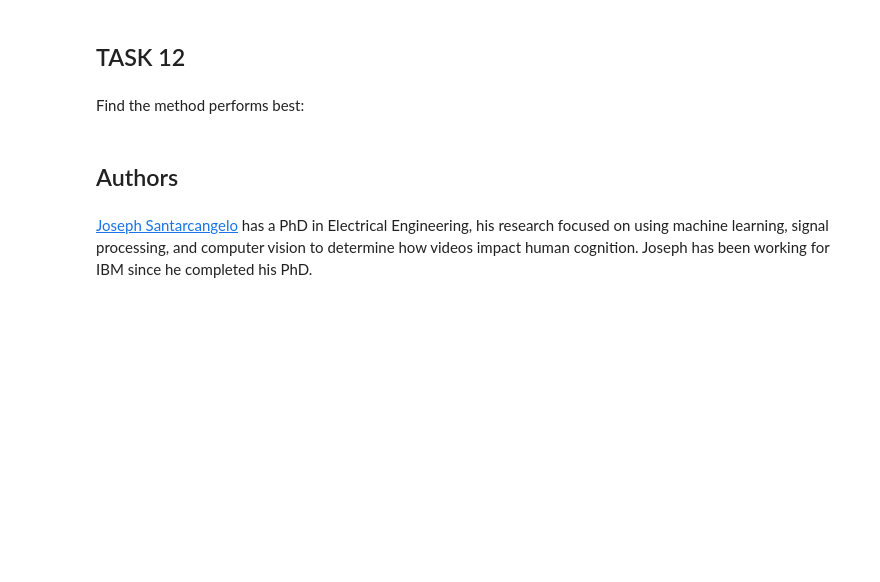
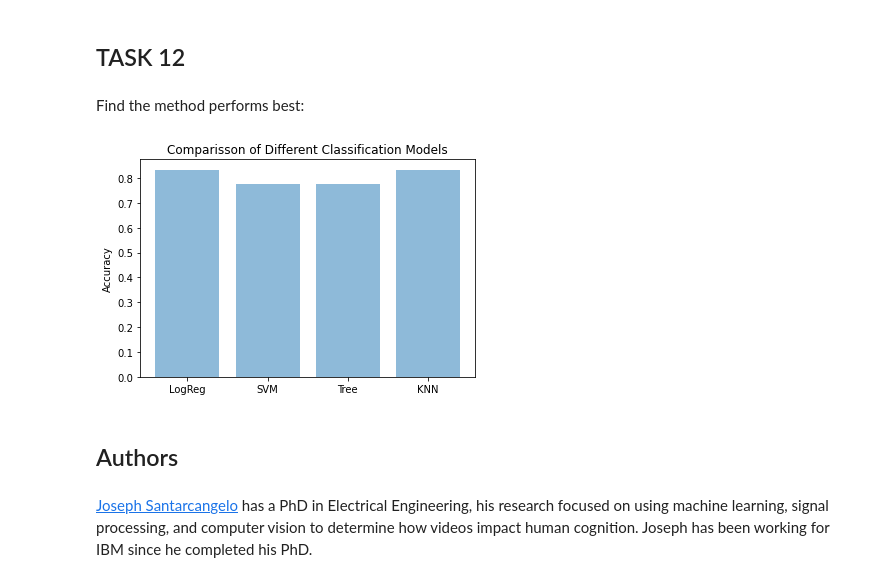
Before and after one commit to gianfra-t/IBM_DataScience_FinalProj, a Jupyter notebook: FinalProj_ML_Prediction.ipynb, the cells around one changed output. Cells and saved outputs as stored; diff of their text form; code cells hidden in the pictures; blank space fills up the shorter version.

```diff
--- a/FinalProj_ML_Prediction.ipynb
+++ b/FinalProj_ML_Prediction.ipynb
@@ -193,5 +193,6 @@ accuracy : 0.8321428571428571
 # %% [markdown]
 Calculate the accuracy on the test data using the method <code>score</code>:
 # %%
-logreg_cv.best_estimator_.score (X_test, Y_test)
+logreg_acc=logreg_cv.best_estimator_.score (X_test, Y_test)
+logreg_acc
 # %% [output]
@@ -235,7 +236,8 @@ accuracy : 0.8464285714285715
 # %% [markdown]
 Calculate the accuracy on the test data using the method <code>score</code>:
 # %%
-svm_cv.best_estimator_.score (X_test, Y_test)
+svm_acc=svm_cv.best_estimator_.score (X_test, Y_test)
+svm_acc
 # %% [output]
 0.7777777777777778
 # %% [markdown]
@@ -280,5 +282,6 @@ accuracy : 0.8892857142857142
 # %% [markdown]
 Calculate the accuracy of tree_cv on the test data using the method <code>score</code>:
 # %%
-tree_cv.best_estimator_.score(X_test, Y_test)
+tree_acc=tree_cv.best_estimator_.score(X_test, Y_test)
+tree_acc
 # %% [output]
@@ -319,5 +322,6 @@ accuracy : 0.8607142857142858
 # %% [markdown]
 Calculate the accuracy of tree_cv on the test data using the method <code>score</code>:
 # %%
-knn_cv.score (X_test, Y_test)
+knn_acc=knn_cv.score (X_test, Y_test)
+knn_acc
 # %% [output]
@@ -333,6 +337,19 @@ plot_confusion_matrix(Y_test,yhat)
 ## TASK  12
 # %% [markdown]
 Find the method performs best:
+# %%
+#create bar chart showing accuracy score for each method
+x=['LogReg','SVM','Tree','KNN']
+y=[logreg_acc,svm_acc,tree_acc,knn_acc]
+
+plt.bar(x, y, align='center', alpha=0.5)
+
+plt.ylabel('Accuracy')
+plt.title('Comparisson of Different Classification Models')
+
+plt.show()
+# %% [output]
+[figure, added]
 # %% [markdown]
 ## Authors
 # %% [markdown]
```
Also changed, not shown: parts of 11 cells of this notebook.
